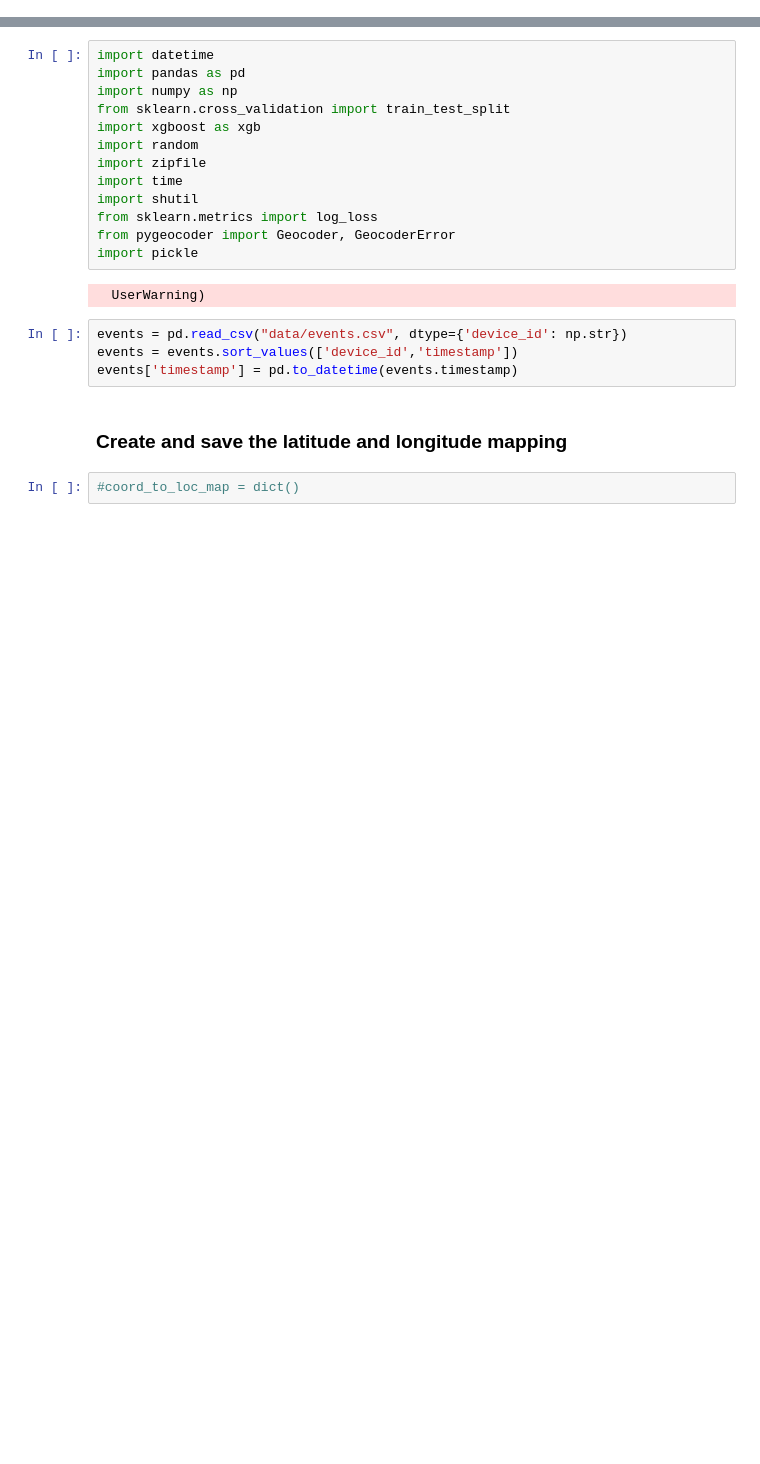
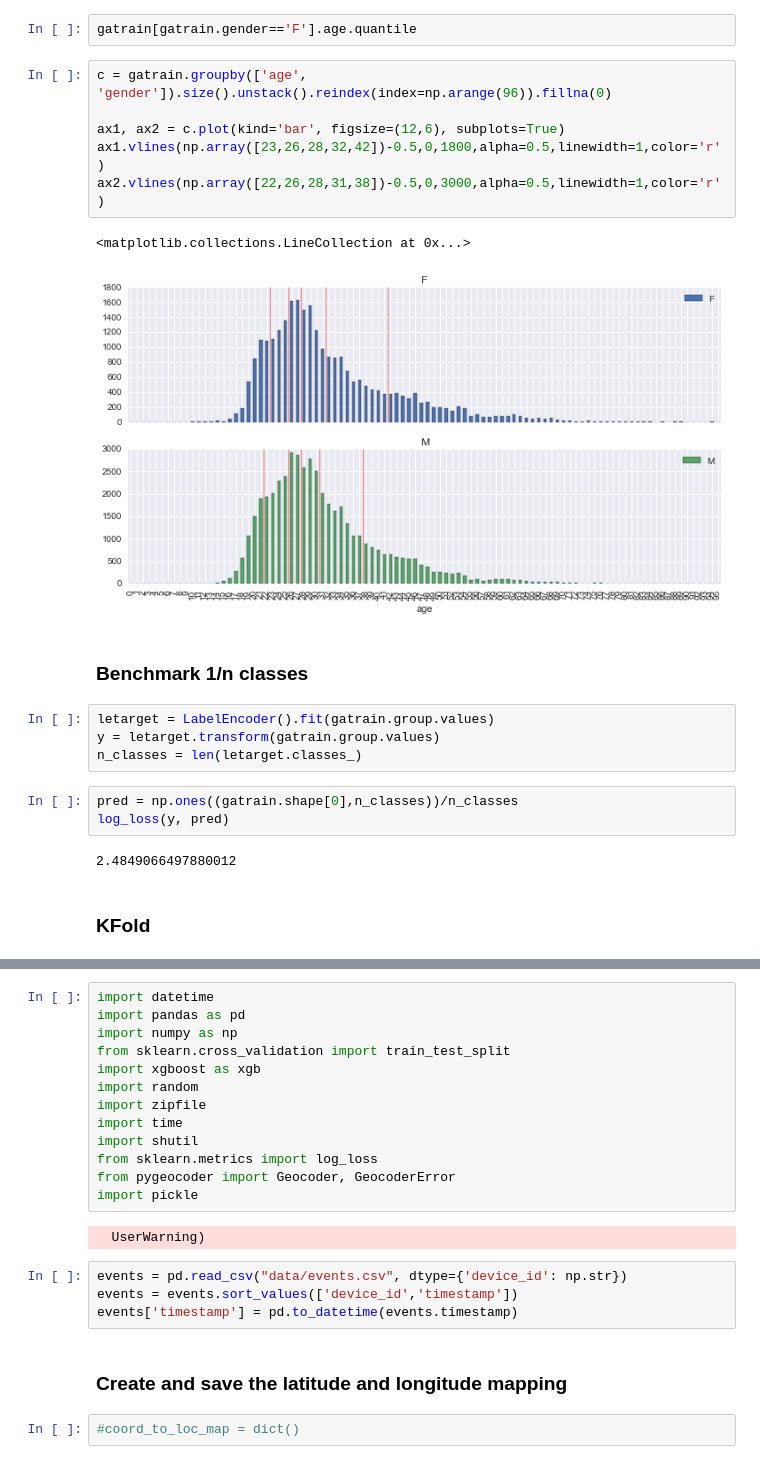
Before and after one commit to yowtzu/kaggle_talking_data, a Jupyter notebook: TalkingData.ipynb, the cells around one changed output, grey strips where cells are left out. Saved outputs shown, nothing was run; the diff lists cells and outputs as text; blank space fills up the shorter version.

```diff
--- a/TalkingData.ipynb
+++ b/TalkingData.ipynb
@@ -0,0 +59,24 @@
+# %%
+gatrain[gatrain.gender=='F'].age.quantile
+# %%
+c = gatrain.groupby(['age', 'gender']).size().unstack().reindex(index=np.arange(96)).fillna(0)
+
+ax1, ax2 = c.plot(kind='bar', figsize=(12,6), subplots=True)
+ax1.vlines(np.array([23,26,28,32,42])-0.5,0,1800,alpha=0.5,linewidth=1,color='r')
+ax2.vlines(np.array([22,26,28,31,38])-0.5,0,3000,alpha=0.5,linewidth=1,color='r')
+# %% [output]
+<matplotlib.collections.LineCollection at 0x...>
+[figure, added]
+# %% [markdown]
+### Benchmark 1/n classes
+# %%
+letarget = LabelEncoder().fit(gatrain.group.values)
+y = letarget.transform(gatrain.group.values)
+n_classes = len(letarget.classes_)
+# %%
+pred = np.ones((gatrain.shape[0],n_classes))/n_classes
+log_loss(y, pred)
+# %% [output]
+2.4849066497880012
+# %% [markdown]
+### KFold
```
Also changed, not shown: parts of 15 cells of this notebook, 3 other files.
